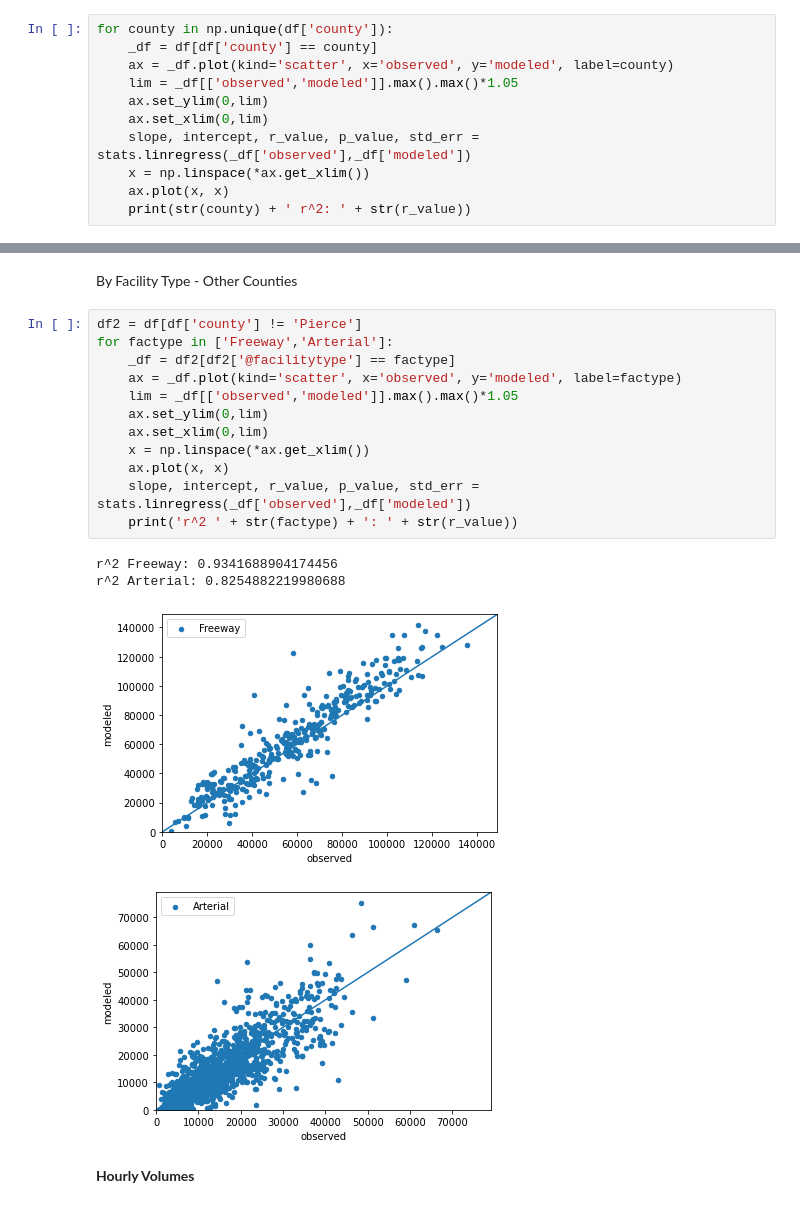
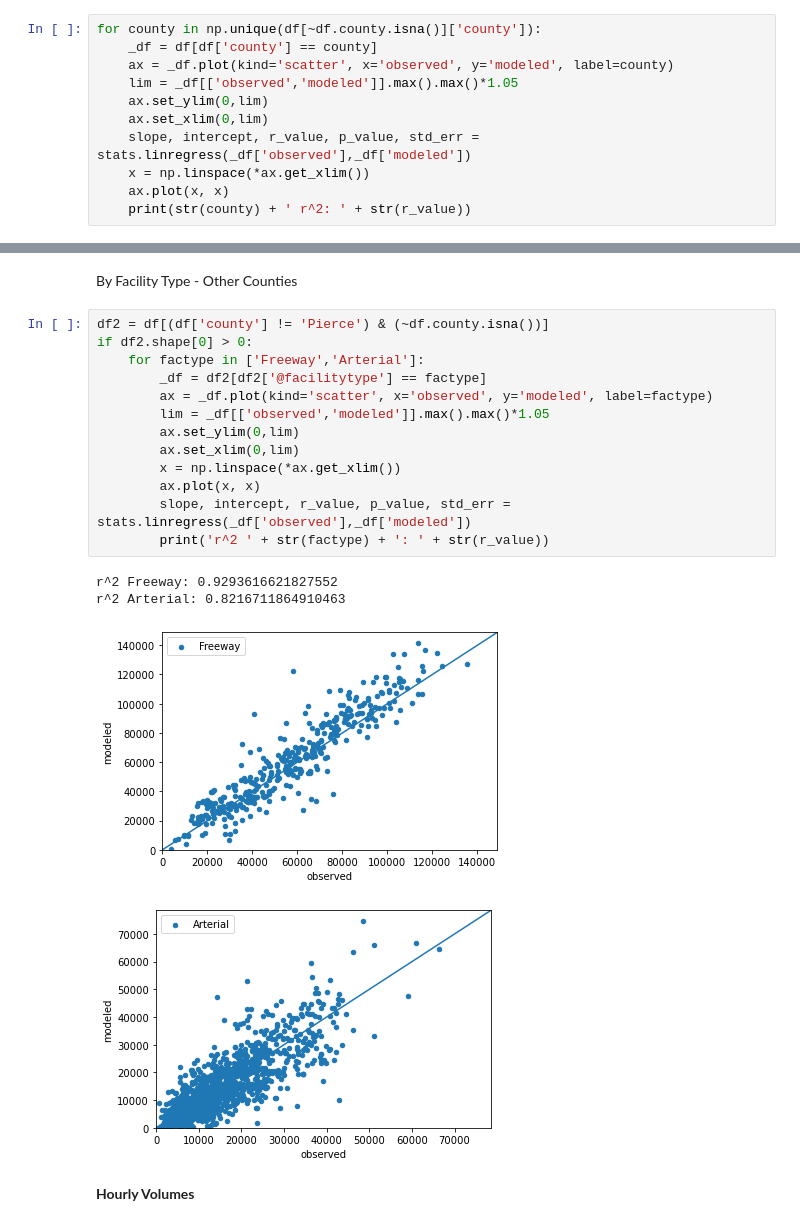
Before and after one commit to RSGInc/PierceCast, a Jupyter notebook: scripts/summarize/notebooks/validation/validation.ipynb, the cells around one changed output, grey strips where cells are left out. Saved outputs shown, nothing was run; the diff lists cells and outputs as text.

```diff
--- a/scripts/summarize/notebooks/validation/validation.ipynb
+++ b/scripts/summarize/notebooks/validation/validation.ipynb
@@ -136,7 +136,7 @@ r^2: 0.9553415107811477
 ---
 By County
 # %%
-for county in np.unique(df['county']):
+for county in np.unique(df[~df.county.isna()]['county']):
     _df = df[df['county'] == county]
     ax = _df.plot(kind='scatter', x='observed', y='modeled', label=county)
     lim = _df[['observed','modeled']].max().max()*1.05
@@ -196,22 +196,23 @@ r^2 Arterial: 0.8936829201478735
 # %% [markdown]
 By Facility Type - Other Counties
 # %%
-df2 = df[df['county'] != 'Pierce']
-for factype in ['Freeway','Arterial']:
-    _df = df2[df2['@facilitytype'] == factype]
-    ax = _df.plot(kind='scatter', x='observed', y='modeled', label=factype)
-    lim = _df[['observed','modeled']].max().max()*1.05
-    ax.set_ylim(0,lim)
-    ax.set_xlim(0,lim)
-    x = np.linspace(*ax.get_xlim())
-    ax.plot(x, x)
-    slope, intercept, r_value, p_value, std_err = stats.linregress(_df['observed'],_df['modeled'])
-    print('r^2 ' + str(factype) + ': ' + str(r_value))
+df2 = df[(df['county'] != 'Pierce') & (~df.county.isna())]
+if df2.shape[0] > 0:
+    for factype in ['Freeway','Arterial']:
+        _df = df2[df2['@facilitytype'] == factype]
+        ax = _df.plot(kind='scatter', x='observed', y='modeled', label=factype)
+        lim = _df[['observed','modeled']].max().max()*1.05
+        ax.set_ylim(0,lim)
+        ax.set_xlim(0,lim)
+        x = np.linspace(*ax.get_xlim())
+        ax.plot(x, x)
+        slope, intercept, r_value, p_value, std_err = stats.linregress(_df['observed'],_df['modeled'])
+        print('r^2 ' + str(factype) + ': ' + str(r_value))
 # %% [output]
-r^2 Freeway: 0.9341688904174456
-r^2 Arterial: 0.8254882219980688
+r^2 Freeway: 0.9293616621827552
+r^2 Arterial: 0.8216711864910463
-[figure, old version]
+[figure, new version]
-[figure, old version]
+[figure, new version]
 # %% [markdown]
 **Hourly Volumes**
 # %%
```
Also changed, not shown: parts of 48 cells of this notebook, 27 other files.
